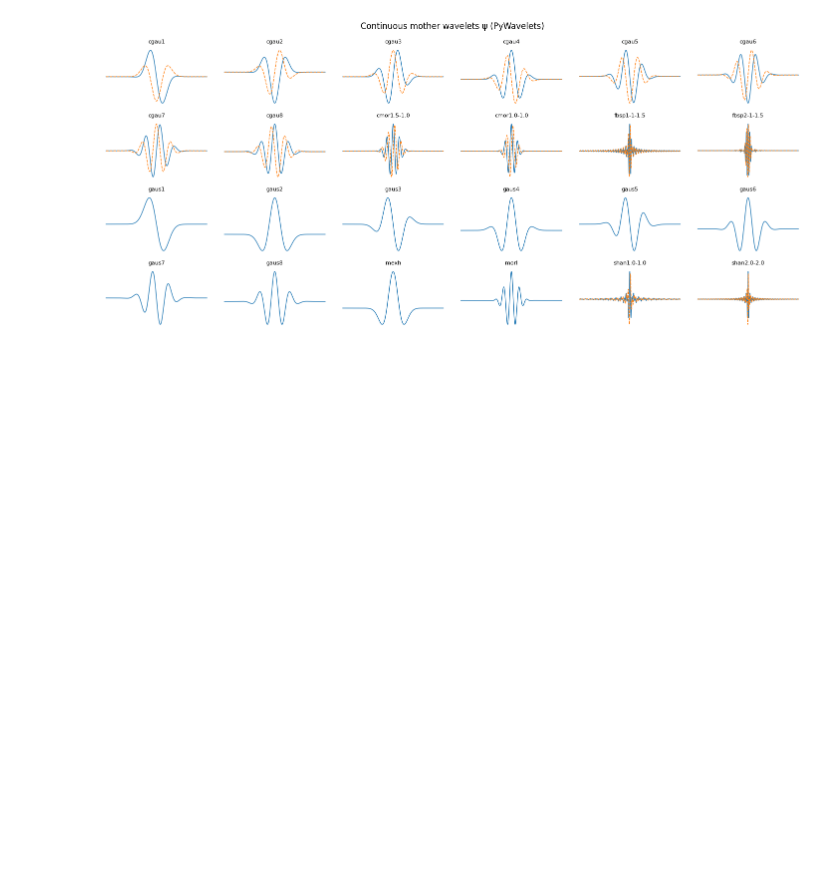
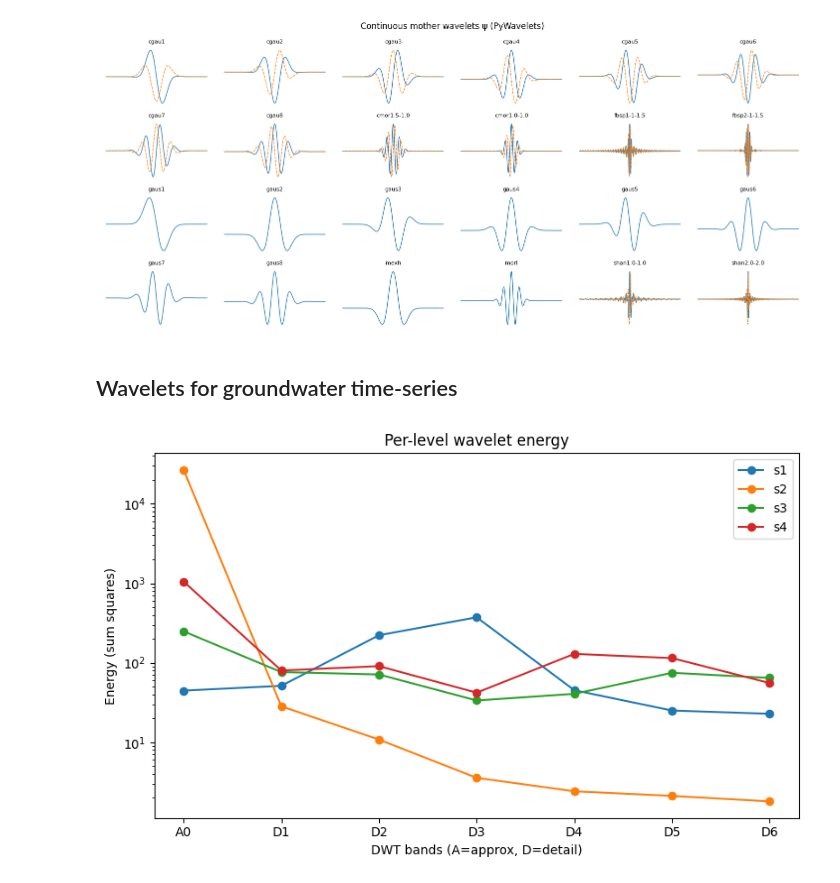
Before and after one commit to luisaforozco/exploration_gw_time_series, a Jupyter notebook: notebooks/wavelets.ipynb, the cells around one changed output. Cells and saved outputs as stored; diff of their text form; code cells hidden in the pictures; blank space fills up the shorter version.

```diff
--- a/notebooks/wavelets.ipynb
+++ b/notebooks/wavelets.ipynb
@@ -161,3 +163,52 @@ fig.suptitle("Continuous mother wavelets ψ (PyWavelets)", fontsize=12)
 plt.tight_layout()
 # %% [output]
 [figure]
+# %% [markdown]
+## Wavelets for groundwater time-series
+# %%
+import pickle
+with open('../data/4_time_series.pkl', 'rb') as f:
+    loaded_data = pickle.load(f)
+times = loaded_data['times']
+series = loaded_data['series']
+# %%
+from itertools import combinations
+from scipy.spatial.distance import euclidean
+
+def decompose(x, wavelet='db4', level=None):
+    if level is None:
+        level = pywt.dwt_max_level(len(x), pywt.Wavelet(wavelet).dec_len)
+    coeffs = pywt.wavedec(x, wavelet, level=level)
+    # coeffs[0] = approximation at coarsest scale, coeffs[1:] = details (from coarse->fine)
+    energies = [np.sum(c**2) for c in coeffs]
+    return {'coeffs': coeffs, 'energies': np.array(energies), 'wavelet': wavelet, 'level': level}
+
+def flatten_details(coeffs):
+    # join detail arrays into single vector (useful for distance)
+    details = coeffs[1:]  # skip approximation
+    return np.concatenate([np.asarray(d).ravel() for d in details])
+# %%
+results = {name: decompose(v, wavelet='dmey', level=6) for name, v in series.items()}
+
+# plot per-level energy (approx + details) for each series
+plt.figure(figsize=(8,5))
+# find max number of bands across series and build common x
+max_bands = max(len(res['energies']) for res in results.values())
+levels = range(max_bands)
+
+# prepare padded energy arrays (pad with NaN so plotting keeps gaps)
+for name, res in results.items():
+    e = np.asarray(res['energies'])
+    if len(e) < max_bands:
+        e = np.pad(e, (0, max_bands - len(e)), constant_values=np.nan)
+    plt.plot(levels, e, marker='o', label=name)
+
+plt.xticks(levels, [f"A{0}" ] + [f"D{l}" for l in range(1, len(levels))])
+plt.xlabel('DWT bands (A=approx, D=detail)')
+plt.ylabel('Energy (sum squares)')
+plt.yscale('log')
+plt.title('Per-level wavelet energy')
+plt.legend()
+plt.tight_layout()
+# %% [output]
+[figure, added]
```
Also changed, not shown: parts of 3 cells of this notebook, 3 other files.
